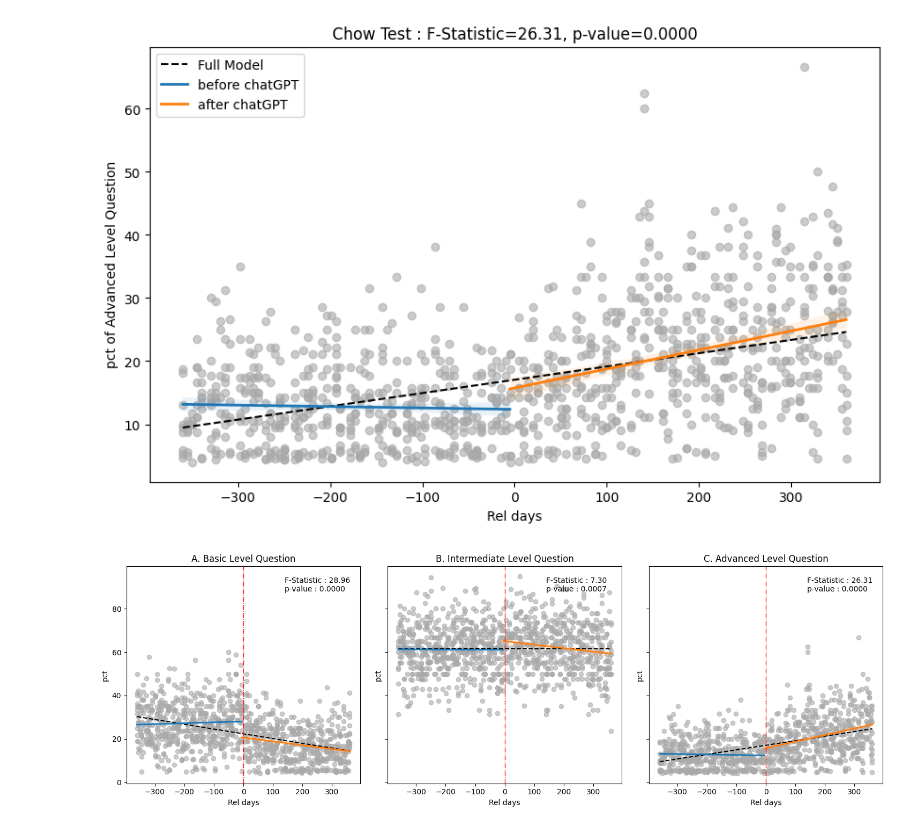
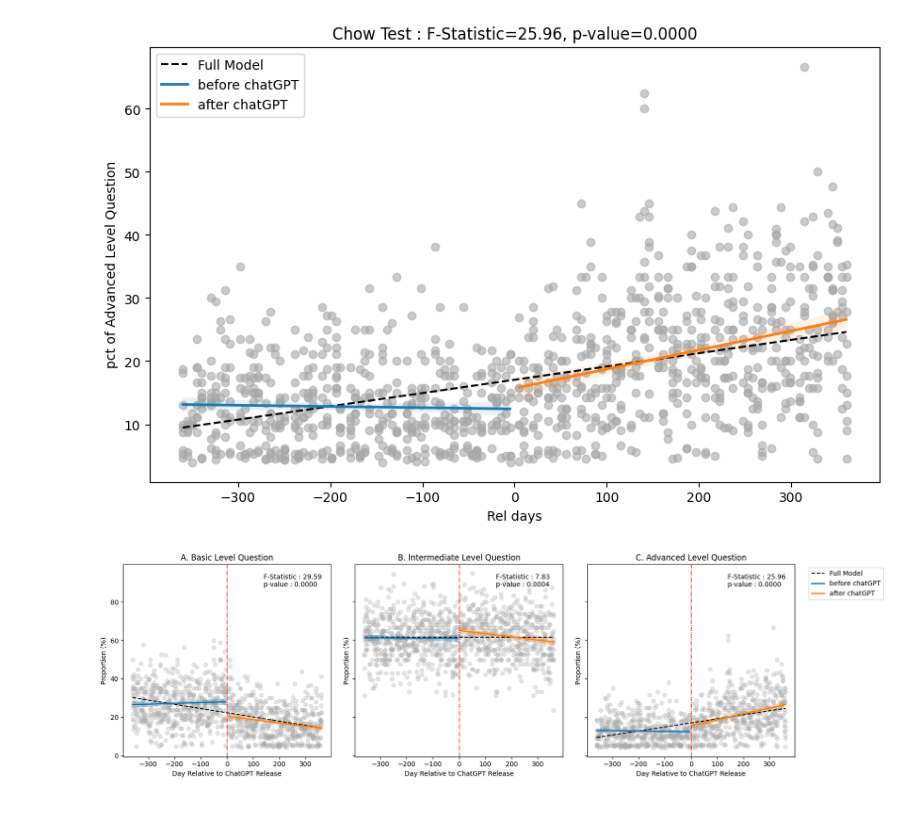
Before and after one commit to boysbeanxious/stackoverflow_src, a Jupyter notebook: LLM/3_visualization_sample_ver3.ipynb, the cells around one changed output. Cells and saved outputs as stored; diff of their text form; code cells hidden in the pictures.

```diff
--- a/LLM/3_visualization_sample_ver3.ipynb
+++ b/LLM/3_visualization_sample_ver3.ipynb
@@ -275,7 +276,7 @@ F_stat_2, p_value_2 = st_2.chow_test()
 x_0 = m_chk_cnt_0['rel_days'].values
 y_0 = m_chk_cnt_0['rate'].values
 
-split_idx = np.argmax(np.where(x_0 <= 0))
+split_idx = np.argmax(np.where(x_0 <= 0))+1
 x_0_1= x_0[:split_idx]
 x_0_2= x_0[split_idx:]
 # 시각화
@@ -303,7 +304,7 @@ plt.show()
 x_1 = m_chk_cnt_1['rel_days'].values
 y_1 = m_chk_cnt_1['rate'].values
 
-split_idx = np.argmax(np.where(x_1 <= 0))
+split_idx = np.argmax(np.where(x_1 <= 0))+1
 x_1_1 = x_1[:split_idx]
 x_1_2 = x_1[split_idx:]
 # 시각화
@@ -330,7 +331,7 @@ plt.show()
 x_2 = m_chk_cnt_2['rel_days'].values
 y_2 = m_chk_cnt_2['rate'].values
 
-split_idx = np.argmax(np.where(x_2 <= 0))
+split_idx = np.argmax(np.where(x_2 < 0))+1
 x_2_1 = x_2[:split_idx]
 x_2_2 = x_2[split_idx:]
 # 시각화
@@ -361,49 +362,51 @@ sharex = True ## 또는 sharex=False
 fig, axs = plt.subplots(1, 3, figsize = (15, 5), sharey=sharey, sharex=sharex)
 
 
-axs[0].scatter(x_0, y_0,  alpha=0.6, color='darkgray')
+axs[0].scatter(x_0, y_0,  alpha=0.3, color='darkgray')
 axs[0].plot(x_0, st_0.y_predict, label="Full Model", linestyle="--", color="black")
 axs[0].plot(x_0_1, st_0.y1_predict, label="before chatGPT", linewidth='2')
-axs[0].fill_between(x_0_1, st_0.y1_predict - st_0.y1_conf_interval, st_0.y1_predict + st_0.y1_conf_interval, alpha=0.1)
+axs[0].fill_between(x_0_1, st_0.y1_predict - st_0.y1_conf_interval, st_0.y1_predict + st_0.y1_conf_interval, alpha=0.3)
 axs[0].plot(x_0_2, st_0.y2_predict, label="after chatGPT", linewidth='2')
-axs[0].fill_between(x_0_2, st_0.y2_predict - st_0.y2_conf_interval, st_0.y2_predict + st_0.y2_conf_interval, alpha=0.1)
+axs[0].fill_between(x_0_2, st_0.y2_predict - st_0.y2_conf_interval, st_0.y2_predict + st_0.y2_conf_interval, alpha=0.3)
 axs[0].axvline(x=0,     color='red',    linestyle='-.', linewidth=1)
 axs[0].set_title(f"A. Basic Level Question")
-axs[0].set_xlabel("Rel days")
-axs[0].set_ylabel("pct")
+axs[0].set_xlabel("Day Relative to ChatGPT Release")
+axs[0].set_ylabel("Proportion (%)")
 axs[0].text(140, 88, s=f'F-Statistic : {F_stat_0:.2f}\np-value : {p_value_0:.4f}', fontsize = 10) #
 
 
-axs[1].scatter(x_1, y_1,  alpha=0.6, color='darkgray')
+axs[1].scatter(x_1, y_1,  alpha=0.3, color='darkgray')
 axs[1].plot(x_1, st_1.y_predict, label="Full Model", linestyle="--", color="black")
 axs[1].plot(x_1_1, st_1.y1_predict, label="before chatGPT", linewidth='2')
-axs[1].fill_between(x_1_1, st_1.y1_predict - st_1.y1_conf_interval, st_1.y1_predict + st_1.y1_conf_interval, alpha=0.1)
+axs[1].fill_between(x_1_1, st_1.y1_predict - st_1.y1_conf_interval, st_1.y1_predict + st_1.y1_conf_interval, alpha=0.3)
 axs[1].plot(x_1_2, st_1.y2_predict, label="after chatGPT", linewidth='2')
-axs[1].fill_between(x_1_2, st_1.y2_predict - st_1.y2_conf_interval, st_1.y2_predict + st_1.y2_conf_interval, alpha=0.1)
+axs[1].fill_between(x_1_2, st_1.y2_predict - st_1.y2_conf_interval, st_1.y2_predict + st_1.y2_conf_interval, alpha=0.3)
 axs[1].axvline(x=0,     color='red',    linestyle='-.', linewidth=1)
 axs[1].set_title(f"B. Intermediate Level Question")
-axs[1].set_xlabel("Rel days")
-axs[1].set_ylabel("pct")
+axs[1].set_xlabel("Day Relative to ChatGPT Release")
+axs[1].set_ylabel("Proportion (%)")
 axs[1].grid(False)
 axs[1].text(140, 88, s=f'F-Statistic : {F_stat_1:.2f}\np-value : {p_value_1:.4f}', fontsize = 10) #
 
 
-axs[2].scatter(x_2, y_2,  alpha=0.6, color='darkgray')
+axs[2].scatter(x_2, y_2,  alpha=0.3, color='darkgray')
 axs[2].plot(x_2, st_2.y_predict, label="Full Model", linestyle="--", color="black")
 axs[2].plot(x_2_1, st_2.y1_predict, label="before chatGPT", linewidth='2')
-axs[2].fill_between(x_2_1, st_2.y1_predict - st_2.y1_conf_interval, st_2.y1_predict + st_2.y1_conf_interval, alpha=0.1)
+axs[2].fill_between(x_2_1, st_2.y1_predict - st_2.y1_conf_interval, st_2.y1_predict + st_2.y1_conf_interval, alpha=0.3)
 axs[2].plot(x_2_2, st_2.y2_predict, label="after chatGPT", linewidth='2')
-axs[2].fill_between(x_2_2, st_2.y2_predict - st_2.y2_conf_interval, st_2.y2_predict + st_2.y2_conf_interval, alpha=0.1)
+axs[2].fill_between(x_2_2, st_2.y2_predict - st_2.y2_conf_interval, st_2.y2_predict + st_2.y2_conf_interval, alpha=0.3)
 axs[2].axvline(x=0,     color='red',    linestyle='-.', linewidth=1)
 axs[2].set_title(f"C. Advanced Level Question")
-axs[2].set_xlabel("Rel days")
-axs[2].set_ylabel("pct")
+axs[2].set_xlabel("Day Relative to ChatGPT Release")
+axs[2].set_ylabel("Proportion (%)")
 axs[2].text(140, 88, s=f'F-Statistic : {F_stat_2:.2f}\np-value : {p_value_2:.4f}', fontsize = 10) #
 
+
 fig.tight_layout()
+plt.legend(bbox_to_anchor=(1.05, 1), loc='upper left')
 plt.show();
 # %% [output]
-[figure, old version]
+[figure, new version]
 # %%
 fig.savefig("difficulty_level_chow.png", dpi=300, bbox_inches='tight')  # DPI 설정 및 여백 최소화
 # %%
```
Also changed, not shown: parts of 1 cell of this notebook, 7 other files.
